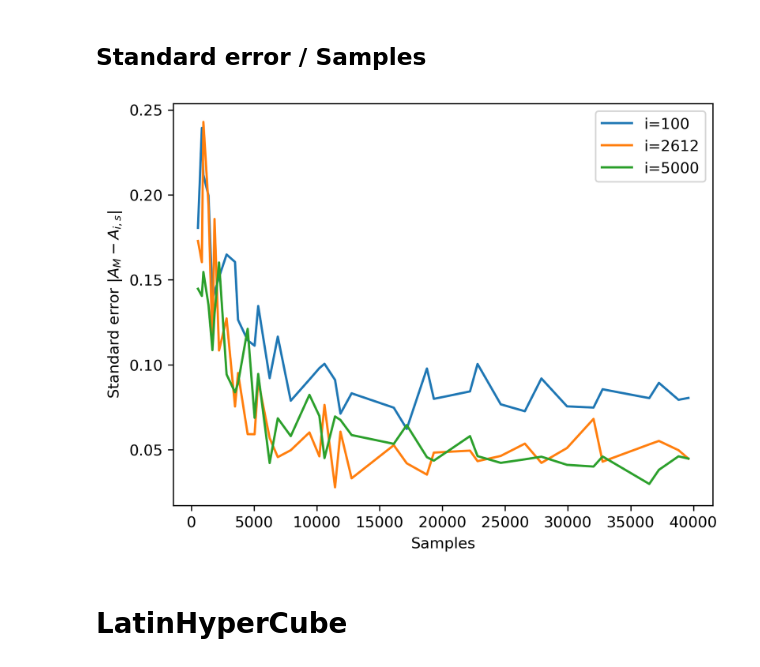
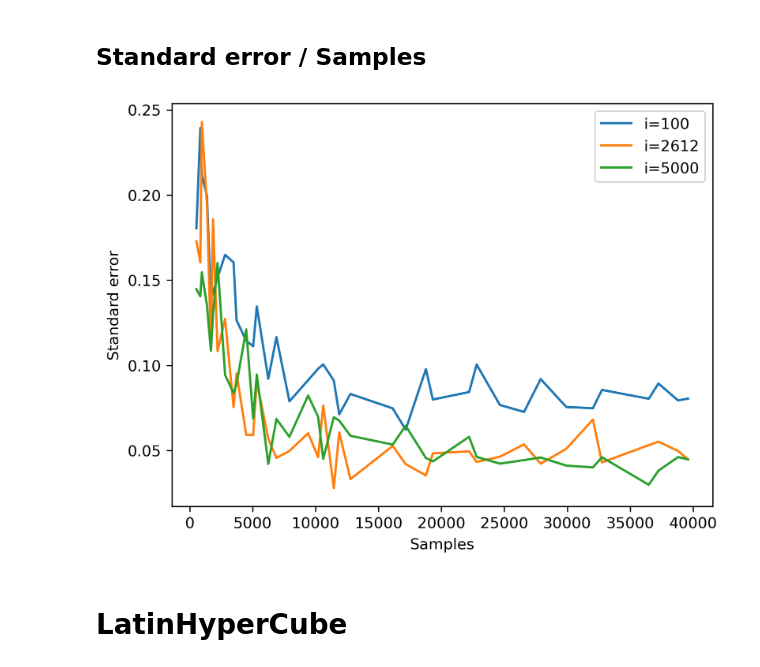
Before and after one commit to Kattelijn/Stochastic-Simulation, a Jupyter notebook: mandelbrot_MC_testPlots.ipynb, the cells around one changed output. Saved outputs shown, nothing was run; the diff lists cells and outputs as text; code cells hidden in the pictures.

```diff
--- a/mandelbrot_MC_testPlots.ipynb
+++ b/mandelbrot_MC_testPlots.ipynb
@@ -346,15 +347,15 @@ SAMPLES =  [  529   841   961  1369  1681  1849  2209  2809  3481  3721  4489  5
 # %%
 fig, ax = plt.subplots()
 
 ax.plot(SAMPLES, stdsPR[:,0], label=f"i={ITERATIONS[0]}")
 ax.plot(SAMPLES, stdsPR[:,(len(ITERATIONS)//2)], label=f"i={ITERATIONS[(len(ITERATIONS)//2)]}")
 ax.plot(SAMPLES, stdsPR[:,-1], label=f"i={ITERATIONS[-1]}")
 plt.xlabel("Samples")
-plt.ylabel(r"Standard error $|A_M - A_{i,s}|$")
+plt.ylabel("Standard error")
 plt.legend()
 plt.show()
 # %% [output]
-[figure, old version]
+[figure, new version]
 # %% [markdown]
 # LatinHyperCube
 # %% [markdown]
```
Also changed, not shown: parts of 10 cells of this notebook.
